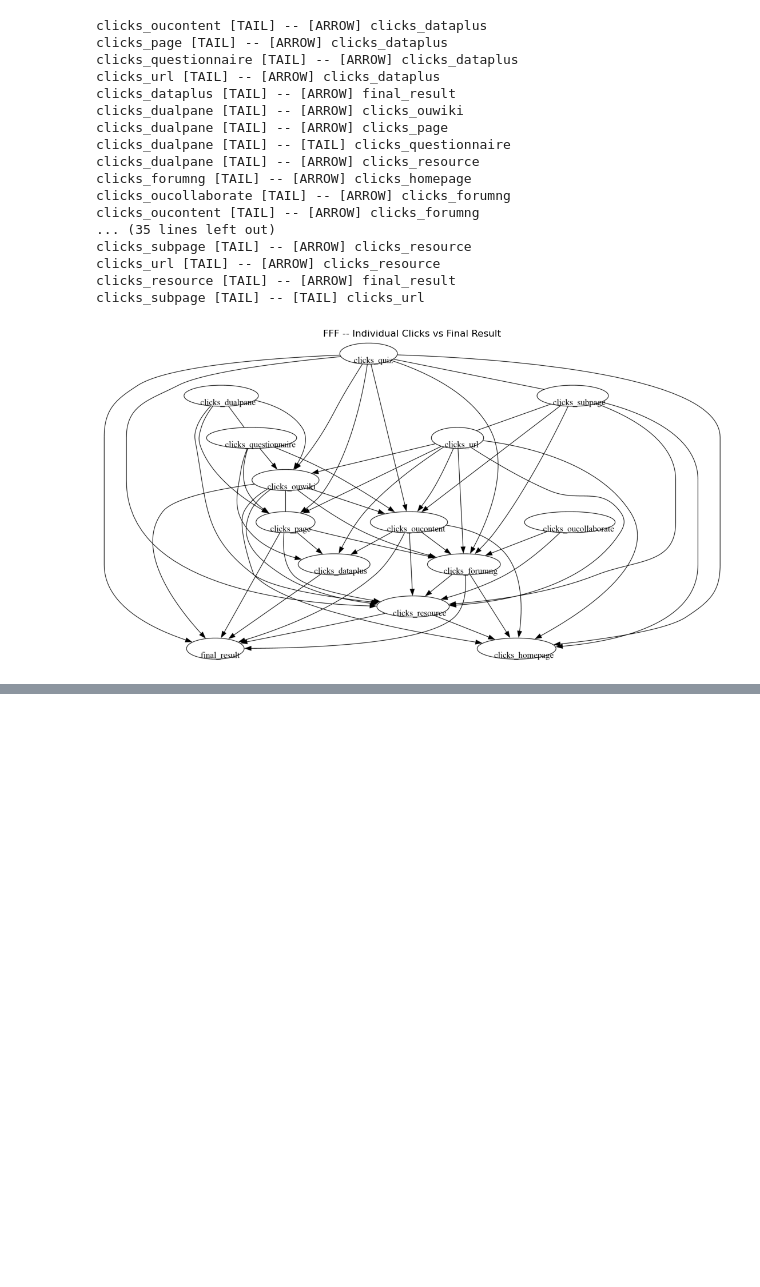
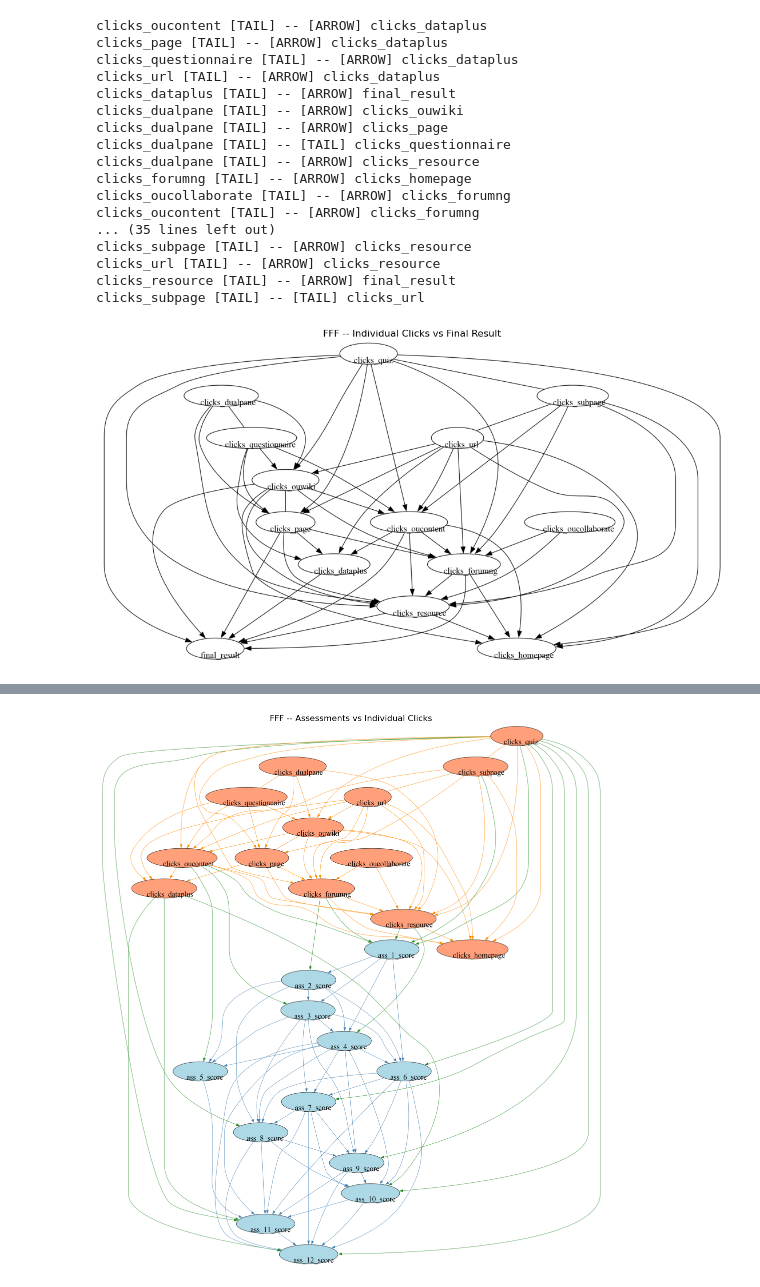
Before and after one commit to dishayayyy/Stage1_RQ1, a Jupyter notebook: FFF_PC.ipynb, the cells around one changed output, grey strips where cells are left out. Saved outputs shown, nothing was run; the diff lists cells and outputs as text; code cells hidden in the pictures; blank space fills up the shorter version.

```diff
--- a/FFF_PC.ipynb
+++ b/FFF_PC.ipynb
@@ -719,0 +776,8 @@ plt.show()
+# %%
+drop_cols_fff = ['clicks_folder', 'clicks_glossary', 'clicks_htmlactivity', 'clicks_ouelluminate']
+
+df_fff_sel = df_fff_sel.drop(columns=drop_cols_fff)
+click_cols_fff = [col for col in click_cols_fff if col not in drop_cols_fff]
+
+print(df_fff_sel.shape)
+print(click_cols_fff)
@@ -719,0 +815,3 @@ plt.show()
+# %%
+for edge in cg_fff.G.get_graph_edges():
+    print(edge)
@@ -719,0 +836,49 @@ plt.show()
+# %%
+from causallearn.utils.GraphUtils import GraphUtils
+dot_path = r"C:\Users\Disha Sharma\.conda\envs\analytics\Library\bin\dot.exe"
+
+import matplotlib.image as mpimg
+import matplotlib.pyplot as plt
+import io
+# %%
+pyd_fff_assclicks = GraphUtils.to_pydot(cg_fff.G, labels=node_names_fff)
+
+for node in pyd_fff_assclicks.get_nodes():
+    name = node.get_name().strip('"')
+    if name.isdigit():
+        actual_name = node_names_fff[int(name)]
+    else:
+        continue
+    if actual_name.startswith('ass_'):
+        node.set_style('filled')
+        node.set_fillcolor('lightblue')
+    elif actual_name.startswith('clicks_'):
+        node.set_style('filled')
+        node.set_fillcolor('lightsalmon')
+    node.set_fontsize('18')
+    node.set_fixedsize('false')
+    node.set_margin('0.25,0.15')
+
+for edge in pyd_fff_assclicks.get_edges():
+    src_idx = int(edge.get_source())
+    dst_idx = int(edge.get_destination())
+    src = node_names_fff[src_idx]
+    dst = node_names_fff[dst_idx]
+    if src.startswith('ass_') and dst.startswith('ass_'):
+        edge.set_color('steelblue')
+    elif src.startswith('clicks_') and dst.startswith('clicks_'):
+        edge.set_color('darkorange')
+    else:
+        edge.set_color('forestgreen')
+
+png_bytes_fff_assclicks = pyd_fff_assclicks.create_png(prog=dot_path)
+with open(r"C:\Users\Disha Sharma\Desktop\Paper_1\ModuleWise\FFF_DAG4_assessments_vs_clicks.png", "wb") as f:
+    f.write(png_bytes_fff_assclicks)
+img_fff_assclicks = mpimg.imread(io.BytesIO(png_bytes_fff_assclicks), format='png')
+plt.figure(figsize=(16, 14))
+plt.imshow(img_fff_assclicks)
+plt.axis('off')
+plt.title("FFF -- Assessments vs Individual Clicks")
+plt.show()
+# %% [output]
+[figure, added]
```
Also changed, not shown: parts of 7 cells of this notebook, 6 other files.
